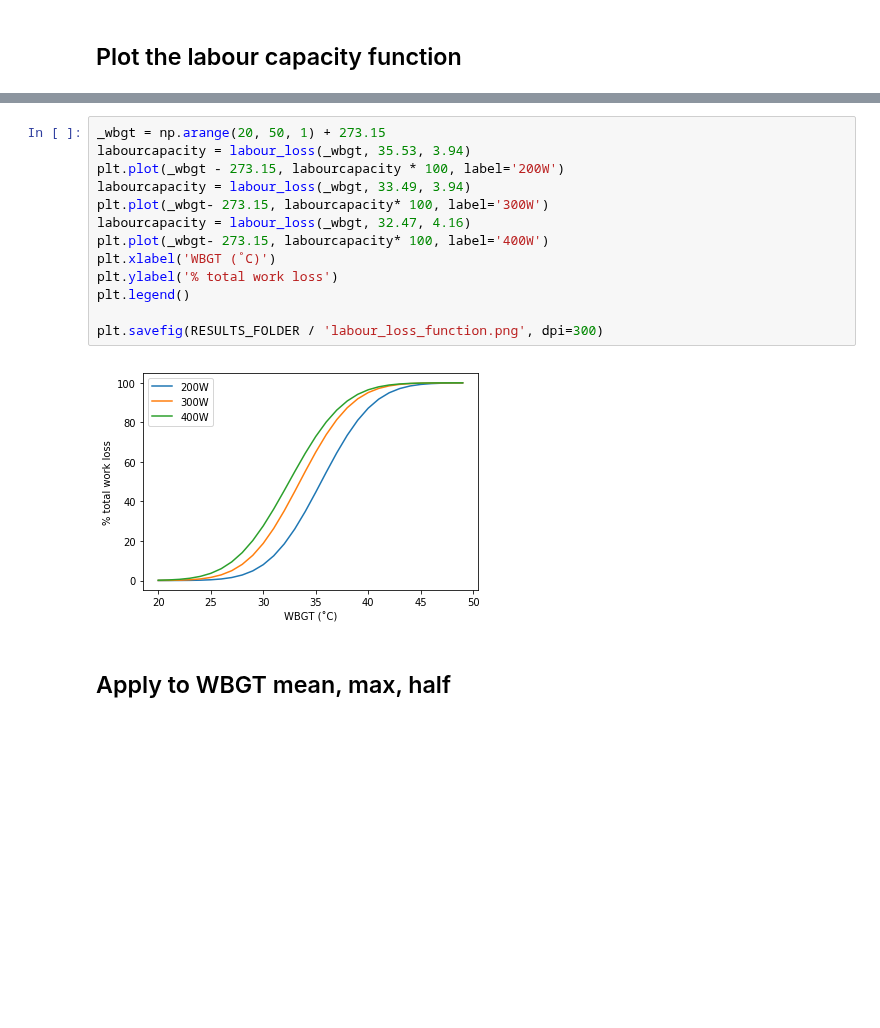
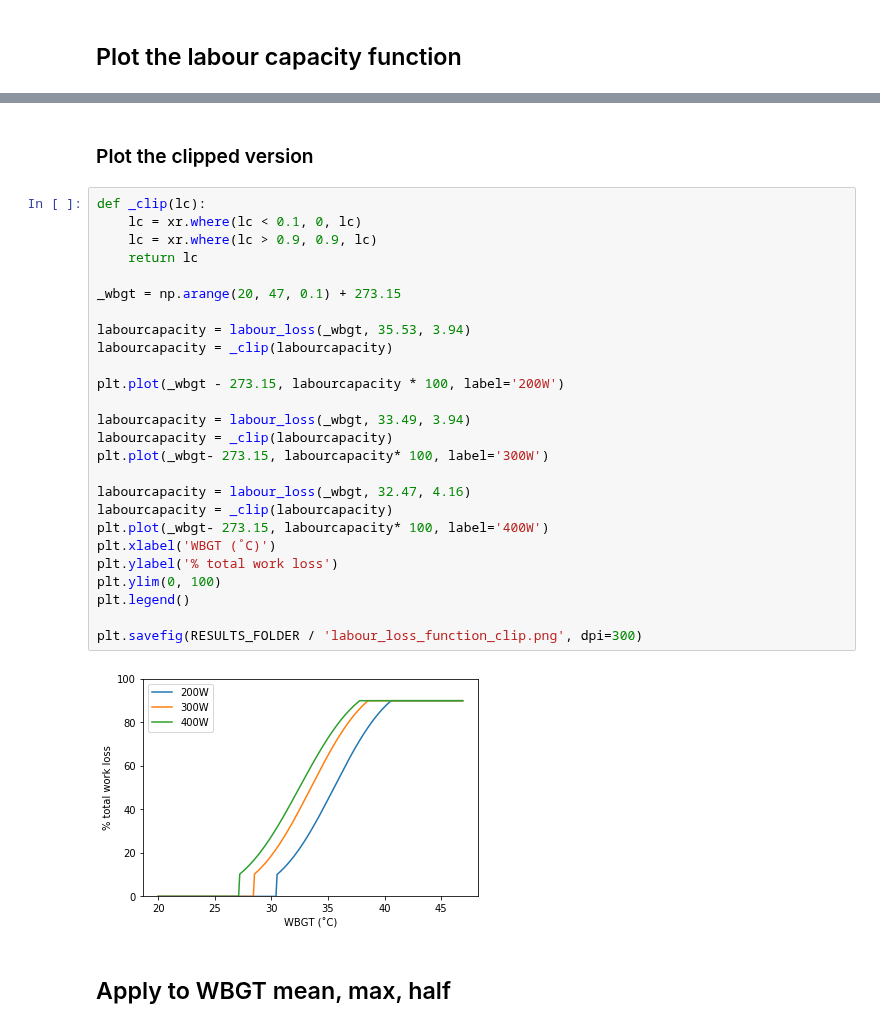
Before and after one commit to mangecoeur/health-climate-exposure, a Jupyter notebook: 1.3 Labour capacity change.ipynb, the cells around one changed output, grey strips where cells are left out. Saved outputs shown, nothing was run; the diff lists cells and outputs as text; blank space fills up the shorter version.

```diff
--- a/1.3 Labour capacity change.ipynb
+++ b/1.3 Labour capacity change.ipynb
@@ -76,18 +126,33 @@ POP_FILE = POP_DATA_SRC / 'population_count_2000-2020_eightres.nc'
+# %% [markdown]
+### Plot the clipped version
 # %%
-_wbgt = np.arange(20, 50, 1) + 273.15
+def _clip(lc):
+    lc = xr.where(lc < 0.1, 0, lc)
+    lc = xr.where(lc > 0.9, 0.9, lc)
+    return lc
+
+_wbgt = np.arange(20, 47, 0.1) + 273.15
+
 labourcapacity = labour_loss(_wbgt, 35.53, 3.94)
+labourcapacity = _clip(labourcapacity)
+
 plt.plot(_wbgt - 273.15, labourcapacity * 100, label='200W')
+
 labourcapacity = labour_loss(_wbgt, 33.49, 3.94)
+labourcapacity = _clip(labourcapacity)
 plt.plot(_wbgt- 273.15, labourcapacity* 100, label='300W')
+
 labourcapacity = labour_loss(_wbgt, 32.47, 4.16)
+labourcapacity = _clip(labourcapacity)
 plt.plot(_wbgt- 273.15, labourcapacity* 100, label='400W')
 plt.xlabel('WBGT (˚C)')
 plt.ylabel('% total work loss')
+plt.ylim(0, 100)
 plt.legend()
 
-plt.savefig(RESULTS_FOLDER / 'labour_loss_function.png', dpi=300)
+plt.savefig(RESULTS_FOLDER / 'labour_loss_function_clip.png', dpi=300)
 # %% [output]
-[figure, old version]
+[figure, new version]
 # %% [markdown]
 ## Apply to WBGT mean, max, half
 # %%
```
Also changed, not shown: parts of 16 cells of this notebook, 40 other files.
